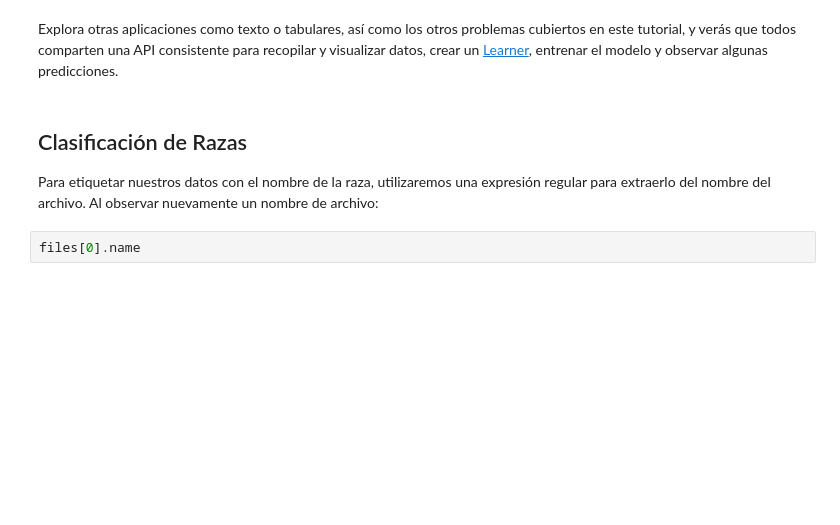
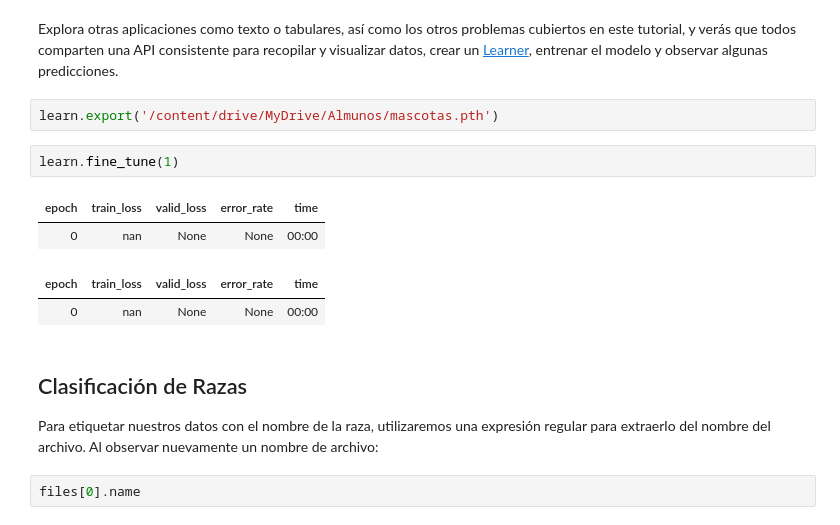
Before and after one commit to GdGato/Cuadernillo, a Jupyter notebook: Introducción_a_Visión_por_Computadora.ipynb, the cells around one changed output. Drawn from its saved outputs; the diff is of its cells as text; blank space fills up the shorter version.

```diff
--- a/Introducción_a_Visión_por_Computadora.ipynb
+++ b/Introducción_a_Visión_por_Computadora.ipynb
@@ -84,5 +88,14 @@ learn.show_results()
 # %% [markdown]
 Explora otras aplicaciones como texto o tabulares, así como los otros problemas cubiertos en este tutorial, y verás que todos comparten una API consistente para recopilar y visualizar datos, crear un [Learner](https://docs.fast.ai/learner.html#learner), entrenar el modelo y observar algunas predicciones.
+# %%
+learn.export('/content/drive/MyDrive/Almunos/mascotas.pth')
+# %%
+learn.fine_tune(1)
+# %% [output]
+| epoch | train_loss | valid_loss | error_rate | time |
+| 0 | nan | None | None | 00:00 |
+| epoch | train_loss | valid_loss | error_rate | time |
+| 0 | nan | None | None | 00:00 |
 # %% [markdown]
 ## Clasificación de Razas
 
```
Also changed, not shown: parts of 47 cells of this notebook.
